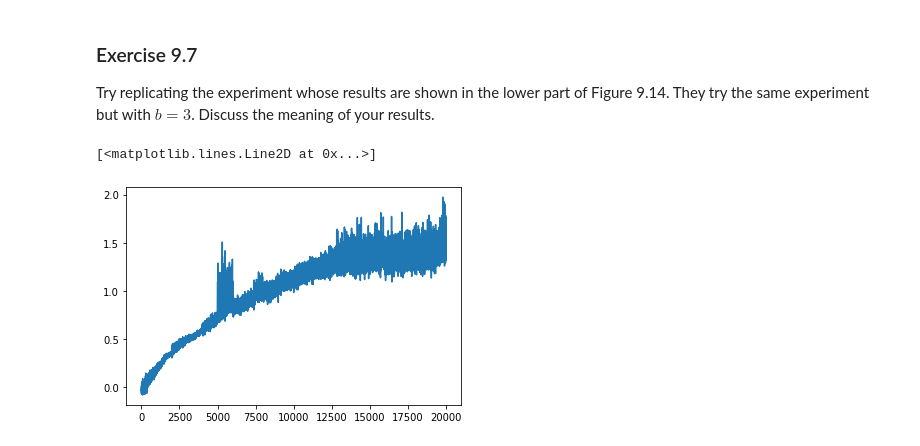
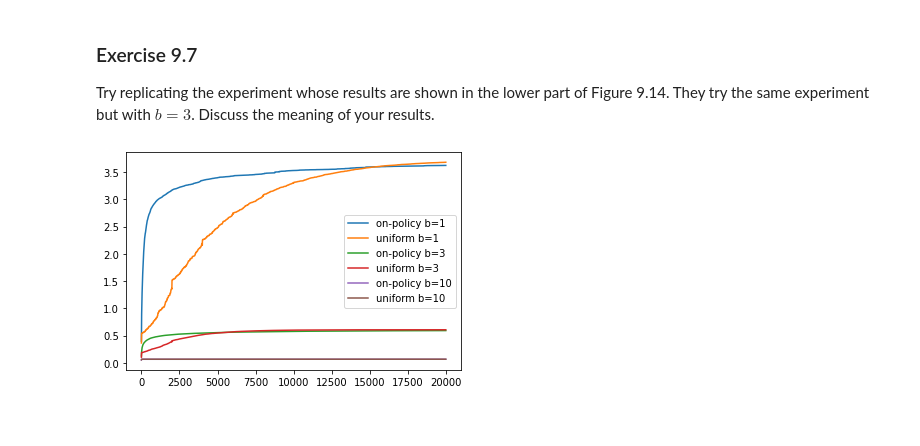
Before and after one commit to pacalab/rl_sutton_barto, a Jupyter notebook: Chapter_9/Chapter_9.ipynb, the cells around one changed output. Saved outputs shown, nothing was run; the diff lists cells and outputs as text; code cells hidden in the pictures.

```diff
--- a/Chapter_9/Chapter_9.ipynb
+++ b/Chapter_9/Chapter_9.ipynb
@@ -532,20 +526,30 @@ class Agent:
-# %%
-states = 1000
-experiments = 200
-max_backups = 20_000
-
-task = Task(states=states, b=1)
-V_list = np.zeros(max_backups + 1)
-
-for experiment in range(experiments):
-    agent = Agent(task=task)
-    s0 = random.randint(0, states-1)
-    V_list += np.array(
-        agent.play_and_learn(s0=s0, max_backups=max_backups)
-    )
-V_list /= experiments
-# %%
-plt.plot(V_list)
-# %% [output]
-[<matplotlib.lines.Line2D at 0x...>]
-[figure, removed]
+# %%
+states = 1000
+experiments = 200
+max_backups = 20_000
+eval_every = 5
+
+for b in [1, 3, 10]:
+    V_on_policy = np.zeros(int(max_backups / eval_every))
+    V_uniform = np.zeros(int(max_backups / eval_every))
+    for experiment in range(experiments):
+        task = Task(states=states, b=b)
+        # s0 = random.randint(0, states-1)
+
+        # on-policy planning
+        agent = Agent(task=task)
+        V_on_policy += np.array(agent.on_policy_trajectories(s0=0, max_backups=max_backups, eval_every=eval_every))
+
+        # uniform sweeps
+        agent = Agent(task=task)
+        V_uniform += np.array(agent.uniform_sweeps(s0=0, max_backups=max_backups, eval_every=eval_every))
+
+    V_on_policy /= experiments
+    V_uniform /= experiments
+    plt.plot(range(0, max_backups, eval_every), V_on_policy, label=f'on-policy b={b}')
+    plt.plot(range(0, max_backups, eval_every), V_uniform, label=f'uniform b={b}')
+
+plt.legend()
+plt.show()
+# %% [output]
+[figure, added]
```
Also changed, not shown: parts of 1 cell of this notebook.
